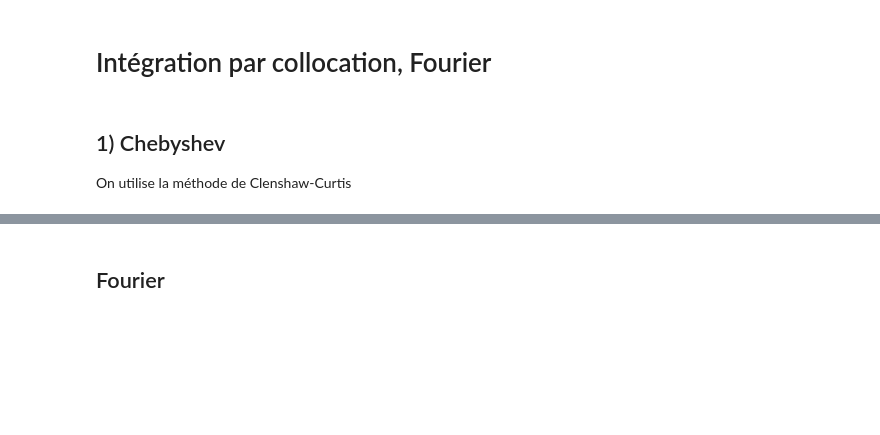
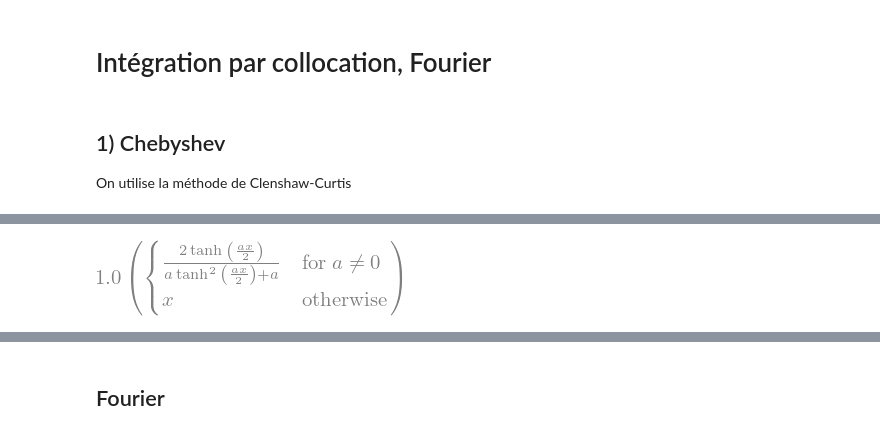
Before and after one commit to personne30003/pyTQG, a Jupyter notebook: Proto_notebooks/Operators_tests.ipynb, the cells around one changed output, grey strips where cells are left out. Saved outputs shown, nothing was run; the diff lists cells and outputs as text; code cells hidden in the pictures; blank space fills up the shorter version.

```diff
--- a/Proto_notebooks/Operators_tests.ipynb
+++ b/Proto_notebooks/Operators_tests.ipynb
@@ -1395,0 +1416,8 @@ ValueError: negative dimensions are not allowed
+# %%
+X, Y, a = sp.symbols('x y a')
+I_sech = sp.integrate(1.0/(sp.cosh(a*X)**2), X)
+ipd.display(I_sech)
+
+I_sech_ana = sp.utilities.lambdify((X, a), I_sech)
+# %% [output]
+[figure, added]
```
Also changed, not shown: parts of 20 cells of this notebook, 2 other files.
